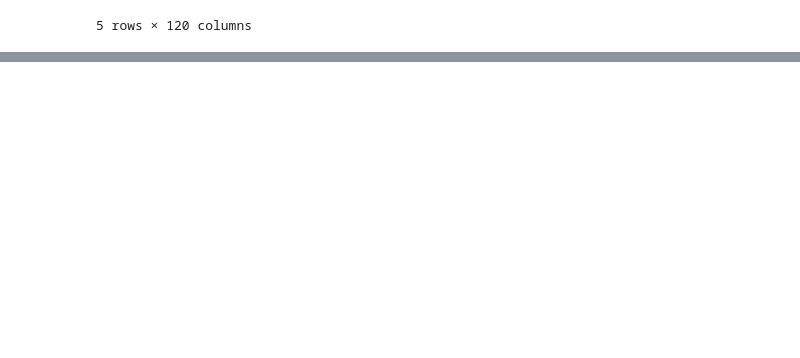
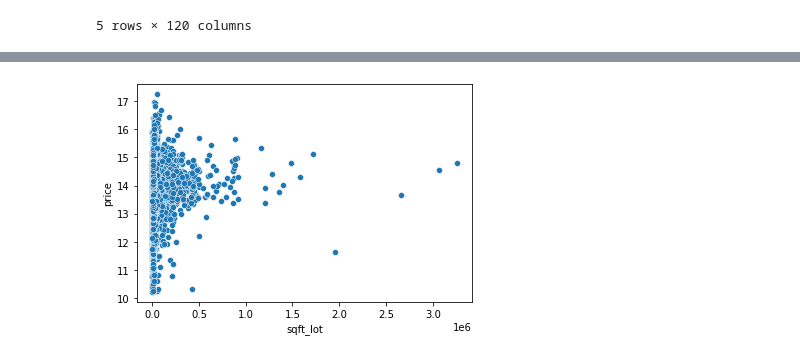
Before and after one commit to alexanderdaffara/HousingSalesRegression, a Jupyter notebook: Andre_Notebook.ipynb, the cells around one changed output, grey strips where cells are left out. Cells and saved outputs as stored; diff of their text form; code cells hidden in the pictures; blank space fills up the shorter version.

```diff
--- a/Andre_Notebook.ipynb
+++ b/Andre_Notebook.ipynb
@@ -553,0 +594,4 @@ Length: 106, dtype: int64
+# %%
+sns.scatterplot(x=num_cat_df["sqft_lot"],y=np.log(num_cat_df["price"]));
+# %% [output]
+[figure, added]
```
Also changed, not shown: parts of 64 cells of this notebook.
